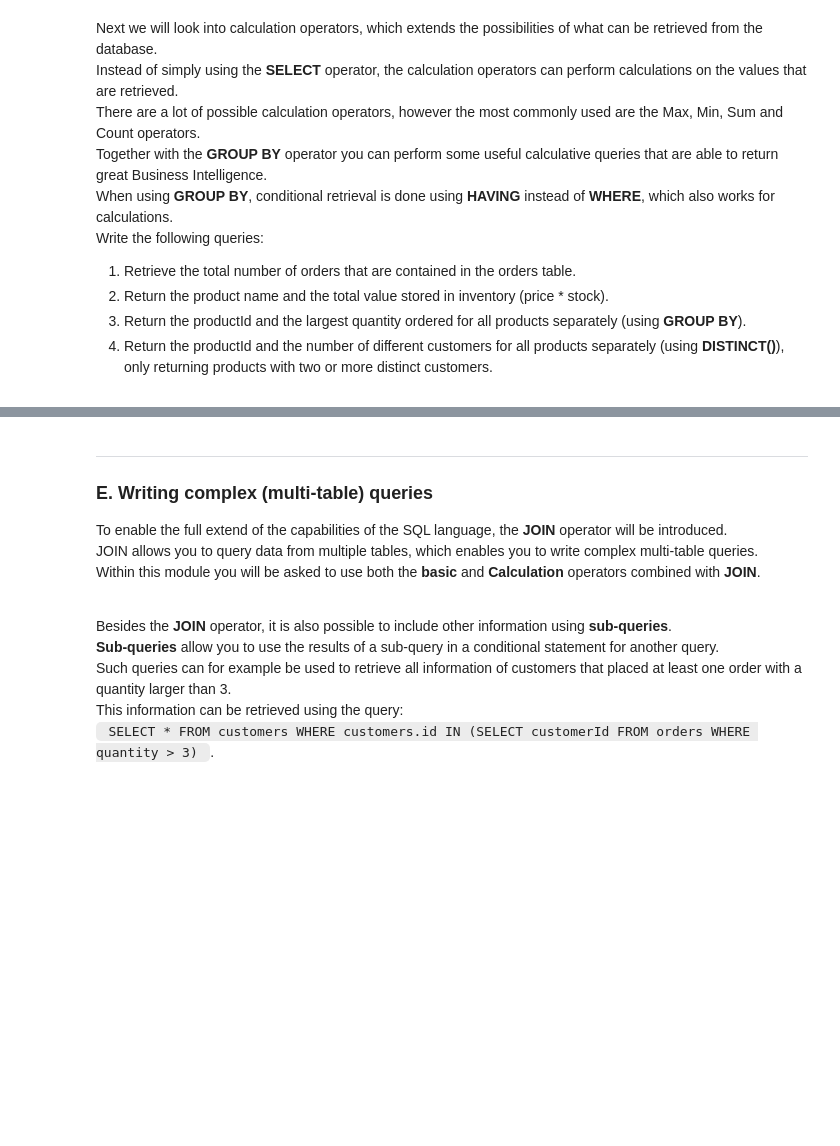
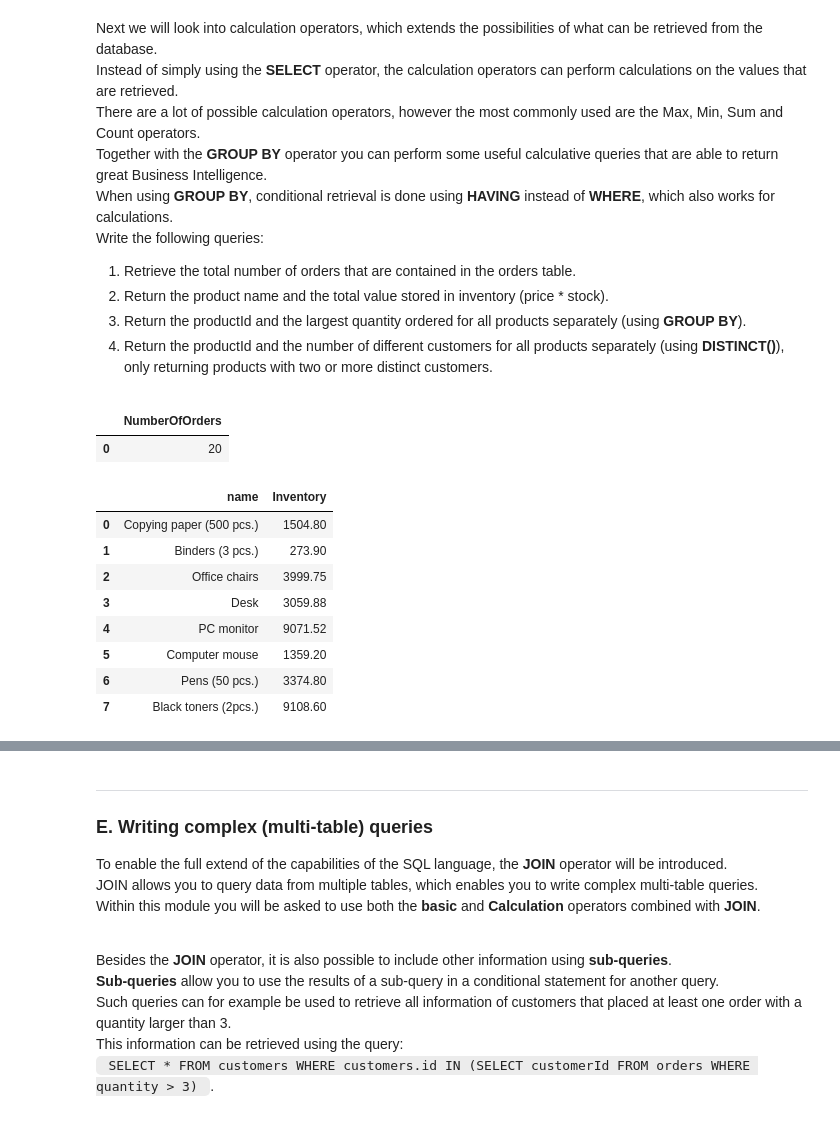
Before and after one commit to JoepBeurskens/Datacademy_Demo, a Jupyter notebook: Modules/M3_SQL/src/main.ipynb, the cells around one changed output, grey strips where cells are left out. Cells and saved outputs as stored; diff of their text form; code cells hidden in the pictures; blank space fills up the shorter version.

```diff
--- a/Modules/M3_SQL/src/main.ipynb
+++ b/Modules/M3_SQL/src/main.ipynb
@@ -279,11 +344,24 @@ Write the following queries:
 </ol>
 </p>
 # %%
-Q_D1 = ""
+Q_D1 = "SELECT COUNT(*) AS NumberOfOrders FROM orders;"
 
 db.execute_query(query=Q_D1,  return_df=True, exercise="D1")
+# %% [output]
+|  | NumberOfOrders |
+| 0 | 20 |
 # %%
-Q_D2 = ""
+Q_D2 = "SELECT name, price*stock AS Inventory FROM products;"
 
 db.execute_query(query=Q_D2, return_df=True, exercise="D2")
+# %% [output]
+|  | name | Inventory |
+| 0 | Copying paper (500 pcs.) | 1504.80 |
+| 1 | Binders (3 pcs.) | 273.90 |
+| 2 | Office chairs | 3999.75 |
+| 3 | Desk | 3059.88 |
+| 4 | PC monitor | 9071.52 |
+| 5 | Computer mouse | 1359.20 |
+| 6 | Pens (50 pcs.) | 3374.80 |
+| 7 | Black toners (2pcs.) | 9108.60 |
 # %%
```
Also changed, not shown: parts of 34 cells of this notebook, 13 other files.
